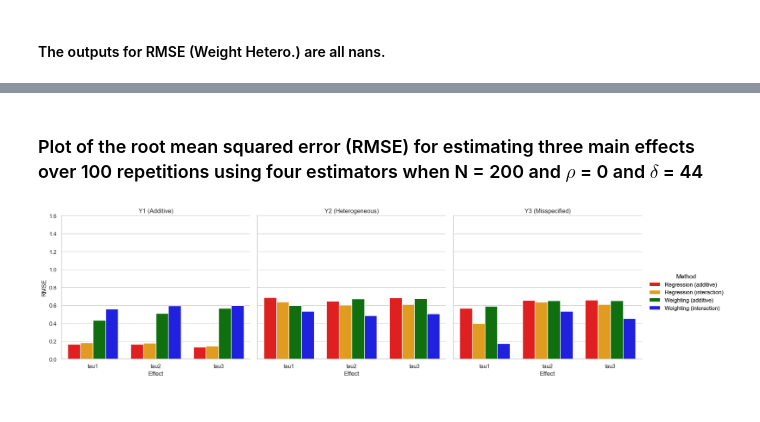
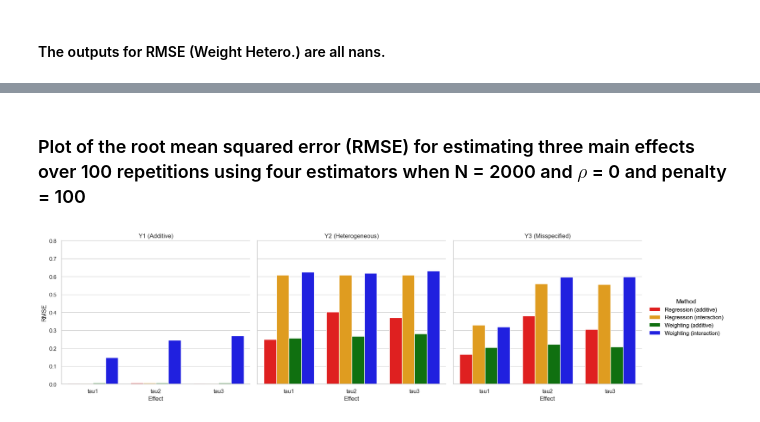
Before and after one commit to jjhuang4/mips-research, a Jupyter notebook: balancing_weight_sim.ipynb, the cells around one changed output, grey strips where cells are left out. Cells and saved outputs as stored; diff of their text form; code cells hidden in the pictures.

```diff
--- a/balancing_weight_sim.ipynb
+++ b/balancing_weight_sim.ipynb
@@ -849,5 +992,5 @@ RMSE (Weight Hetero.): [0.17571767 0.53443475 0.45277229]
 # %% [markdown]
-### Plot of the root mean squared error (RMSE) for estimating three main effects over 100 repetitions using four estimators when N = 200 and $\rho$ = 0 and $\delta$ = 44
+### Plot of the root mean squared error (RMSE) for estimating three main effects over 100 repetitions using four estimators when N = 2000 and $\rho$ = 0 and penalty = 100
 # %%
 def plot_rmse_comparison_approx(results_dict):
     effects = ['tau1', 'tau2', 'tau3']
@@ -870,44 +1013,44 @@ def plot_rmse_comparison_approx(results_dict):
         x="Effect",
         y="RMSE",
         hue="Method",
         col="Outcome Model",
         kind="bar",
         palette=['red', 'orange', 'green', 'blue'],
         height=5,
         aspect=1
     )
 
     g.set_axis_labels("Effect", "RMSE")
     g.set_titles("{col_name}")
     g.set_xticklabels(rotation=0)
     g.add_legend(title="Method")
-    g.set(ylim=(0, 1.6))
+    g.set(ylim=(0, 0.8))
 
     plt.show()
 
 results_dict = {}
 
 results_dict = {
     "additive": {
-        "Regression (additive)": [0.16674451, 0.16668409, 0.13572587],
-        "Regression (interaction)": [0.1828015, 0.17892195, 0.14453705],
-        "Weighting (additive)": [0.43336642, 0.51095538, 0.56777541],
-        "Weighting (interaction)": [0.55988955, 0.5961413, 0.5992724]
+        "Regression (additive)": [0.00488413, 0.00559418, 0.00496453],
+        "Regression (interaction)": [0.0050601, 0.00561005, 0.00501803],
+        "Weighting (additive)": [0.00645787, 0.00694353, 0.00636178],
+        "Weighting (interaction)": [0.14753651, 0.24405255, 0.27024427]
     },
     "het": {
-        "Regression (additive)": [0.68645406, 0.64643962, 0.6846551],
-        "Regression (interaction)": [0.64012276, 0.604365, 0.61318456],
-        "Weighting (additive)": [0.59895346, 0.67137641, 0.67401233],
-        "Weighting (interaction)": [0.53309982, 0.48438887, 0.50711445]
+        "Regression (additive)": [0.24863605, 0.40349149, 0.36982141],
+        "Regression (interaction)": [0.60914474, 0.60885872, 0.60965279],
+        "Weighting (additive)": [0.25674043, 0.26761324, 0.28129791],
+        "Weighting (interaction)": [0.6258823, 0.61921452, 0.6302778]
     },
     "mis": {
-        "Regression (additive)": [0.568636, 0.65443518, 0.6581855],
-        "Regression (interaction)": [0.39688473, 0.63397241, 0.61117254],
-        "Weighting (additive)": [0.59196178, 0.65228133, 0.64987289],
-        "Weighting (interaction)": [0.17571767, 0.53443475, 0.45277229]
+        "Regression (additive)": [0.1665192, 0.38135895, 0.30591372],
+        "Regression (interaction)": [0.33007975, 0.56052555, 0.55622294],
+        "Weighting (additive)": [0.20375181, 0.2231184, 0.20895431],
+        "Weighting (interaction)": [0.32052722, 0.59598538, 0.59884434]
     }
 }
 
 plot_rmse_comparison_approx(results_dict)
 # %% [output]
-[figure, old version]
+[figure, new version]
```
Also changed, not shown: parts of 4 cells of this notebook.
